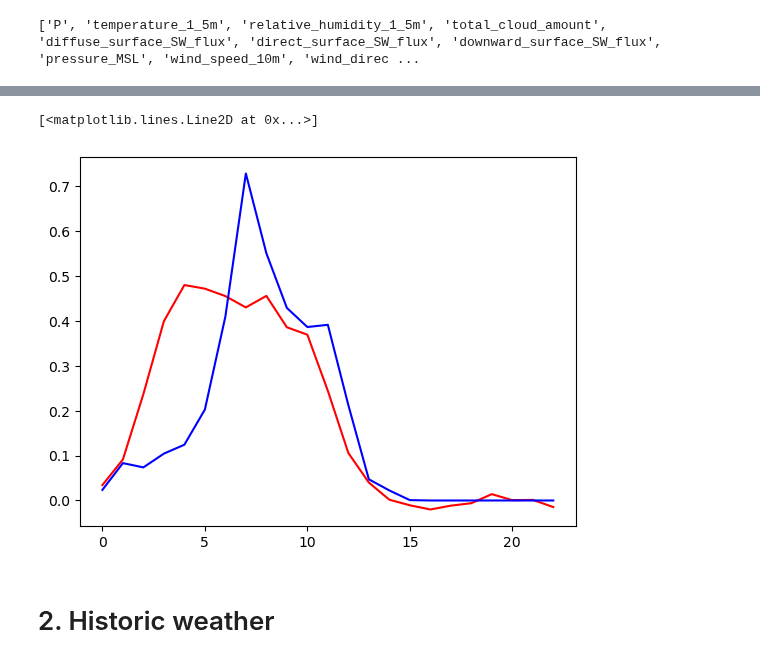
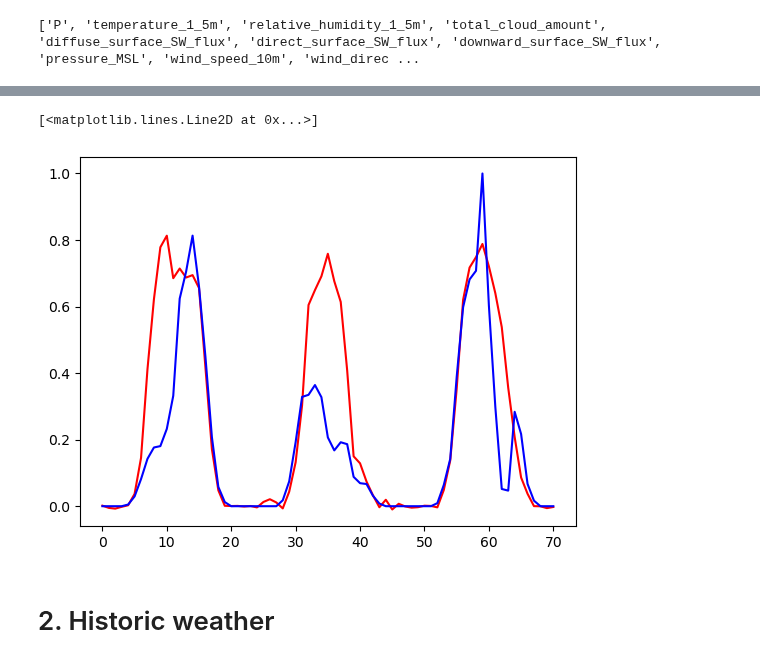
Before and after one commit to RobbeVDE/SolNet-2, a Jupyter notebook: main.ipynb, the cells around one changed output, grey strips where cells are left out. Cells and saved outputs as stored; diff of their text form; code cells hidden in the pictures.

Commit message:
new lstm model, with separate source and target

```diff
--- a/main.ipynb
+++ b/main.ipynb
@@ -18,7 +18,7 @@ month_data = False #1 month of data for testing new code
 
 month_range = pd.date_range("2018-08-01", "2018-08-31 23:00", freq='h', tz="UTC")
 source_range = pd.date_range("2016-05-01","2019-12-31 23:00", freq='h', tz="UTC")
-target_month = pd.date_range("2020-08-01", "2020-08-31 23:00", freq='h', tz="UTC")
+target_month = pd.date_range("2020-01-01", "2020-12-31 23:00", freq='h', tz="UTC")
 eval_month = pd.date_range("2021-07-01", "2021-07-31 23:00", tz="UTC", freq='h')
 # %% [markdown]
 # 0. Data initialization
@@ -147,10 +134,14 @@ data = [data] # Put it in a list to work with featurisation object
 data = Featurisation(data)
 data.data = data.cyclic_features()
 data.data = data.add_shift('P')
+data.data = data.cyclic_angle('wind_direction_10m')
 
 
 source_dataset = data.data[0]
 if month_data:
     source_dataset = source_dataset[source_dataset.index.isin(month_range)]
-print(source_dataset)
+
+min = source_dataset.min(axis=0)
+max = source_dataset.max(axis=0)
+print(pd.merge(source_dataset.describe(include='all'), eval_dataset.describe(include='all'), left_index=True, right_index=True, suffixes=("_source", "_eval")))
 # %% [output]
@@ -178,5 +191,5 @@ print(features)
 # %% [output]
 ['P', 'temperature_1_5m', 'relative_humidity_1_5m', 'total_cloud_amount', 'diffuse_surface_SW_flux', 'direct_surface_SW_flux', 'downward_surface_SW_flux', 'pressure_MSL', 'wind_speed_10m', 'wind_direc ...
 # %%
-source_state_dict, target_state_dict, y_truth, y_forecast = forecast_maker(source_dataset, target_dataset, tuning_method, features, eval_dataset)
+source_state_dict, target_state_dict, y_truth, y_forecast = forecast_maker(source_dataset, target_dataset, features, eval_dataset, [min,max])
 # %% [output]
@@ -201,14 +214,12 @@ Metrics               0.015           0.072
 # %%
-range = pd.date_range("2021-08-05", "2021-08-08", freq='h', tz='UTC')
-
 plt.figure()
 
-day = 5
-plt.plot(y_forecast[day:day+23], color='red')
-plt.plot(y_truth[day:day+23], color='blue')
+day = 20
+plt.plot(y_forecast[(24*day):(24*day)+71], color='red')
+plt.plot(y_truth[(24*day):(24*day)+71], color='blue')
 # %% [output]
 [<matplotlib.lines.Line2D at 0x...>]
-[figure, old version]
+[figure, new version]
 # %% [markdown]
 # 2. Historic weather
 # %% [markdown]
```
Also changed, not shown: parts of 5 cells of this notebook, 5 other files.
